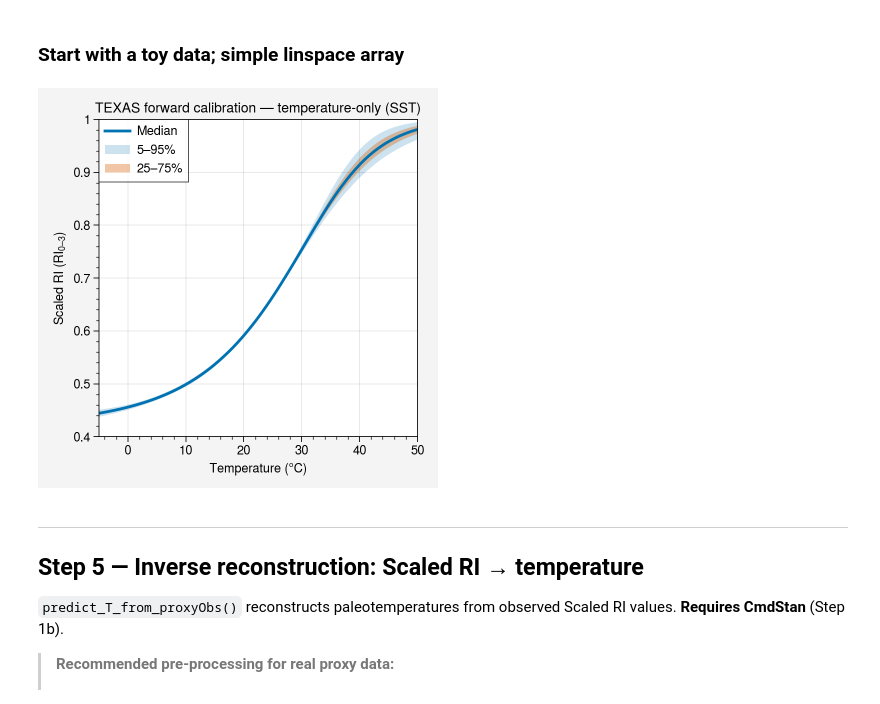
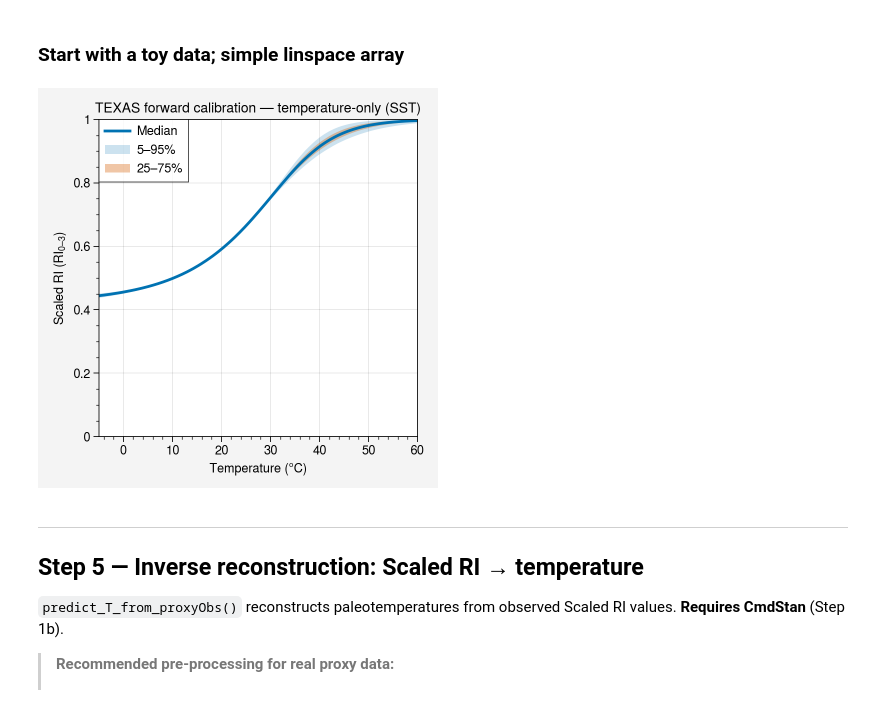
Before and after one commit to PaleoLipidRR/TEXAS, a Jupyter notebook: notebooks/quickstart_demo.ipynb, the cells around one changed output. Cells and saved outputs as stored; diff of their text form; code cells hidden in the pictures.

```diff
--- a/notebooks/quickstart_demo.ipynb
+++ b/notebooks/quickstart_demo.ipynb
@@ -164,36 +160,36 @@ from TEXAS import predict_proxy_from_T
 ### In this example, temperatures is a linspace array; an evenly-spaced array of n values between a and b in np.linspace(a,b,n)
 temperatures = np.linspace(-5,60, 200)
 
 
 ## Temperature-only posterior (SST, canonical Scaled RI₀₋₃)
 ## A default value for n_draws is set at 500 --- n_draws is the number of posterior ensemble members used for forward modeling
 ## The function predict_proxy_from_T() uses each paired-parameters solved from the CmdStan (MCMC) to build an S-curve ensemble
 ## Percentiles (e.g., "p50") are calculated from the n_draws number of S-curve ensembles generate
 ## the pre-computed forward model posteriors used in TEXAS have 4000 members (4 chains x 1000 draws per chain)
 
 set_n_draw = 1500 ### The code is default at 5000 if n_draws is not provided in the function signature.
 result = predict_proxy_from_T(
     temperatures=temperatures,
     n_draws=set_n_draw,
     posterior="gen_logi_fixed_hier_crtp_univ_priorApprox_SST_scaledRI_cren3",
     percentiles=[5, 25, 50, 75, 95],
 )
 
 # Plot calibration curve with uncertainty
 fig, ax = plt.subplots(figsize=(4, 4))
 ax.fill_between(temperatures, result["p5"],  result["p95"], alpha=0.2,  label="5–95%")
 ax.fill_between(temperatures, result["p25"], result["p75"], alpha=0.35, label="25–75%")
 ax.plot(temperatures, result["p50"], lw=2, label="Median")
 ax.set_xlabel("Temperature (°C)")
 ax.set_ylabel(u"Scaled RI (RI$_{0\u20133}$)")
 ax.set_title("TEXAS forward calibration — temperature-only (SST)")
-ax.set_ylim(0.4,1)
-ax.set_xlim(-5,50)
+ax.set_ylim(0,1)
+ax.set_xlim(-5,60)
 ax.legend()
 plt.tight_layout()
 plt.show()
 # %% [output]
-[figure, old version]
+[figure, new version]
 # %% [markdown]
 ---
 
```
Also changed, not shown: parts of 21 cells of this notebook.
